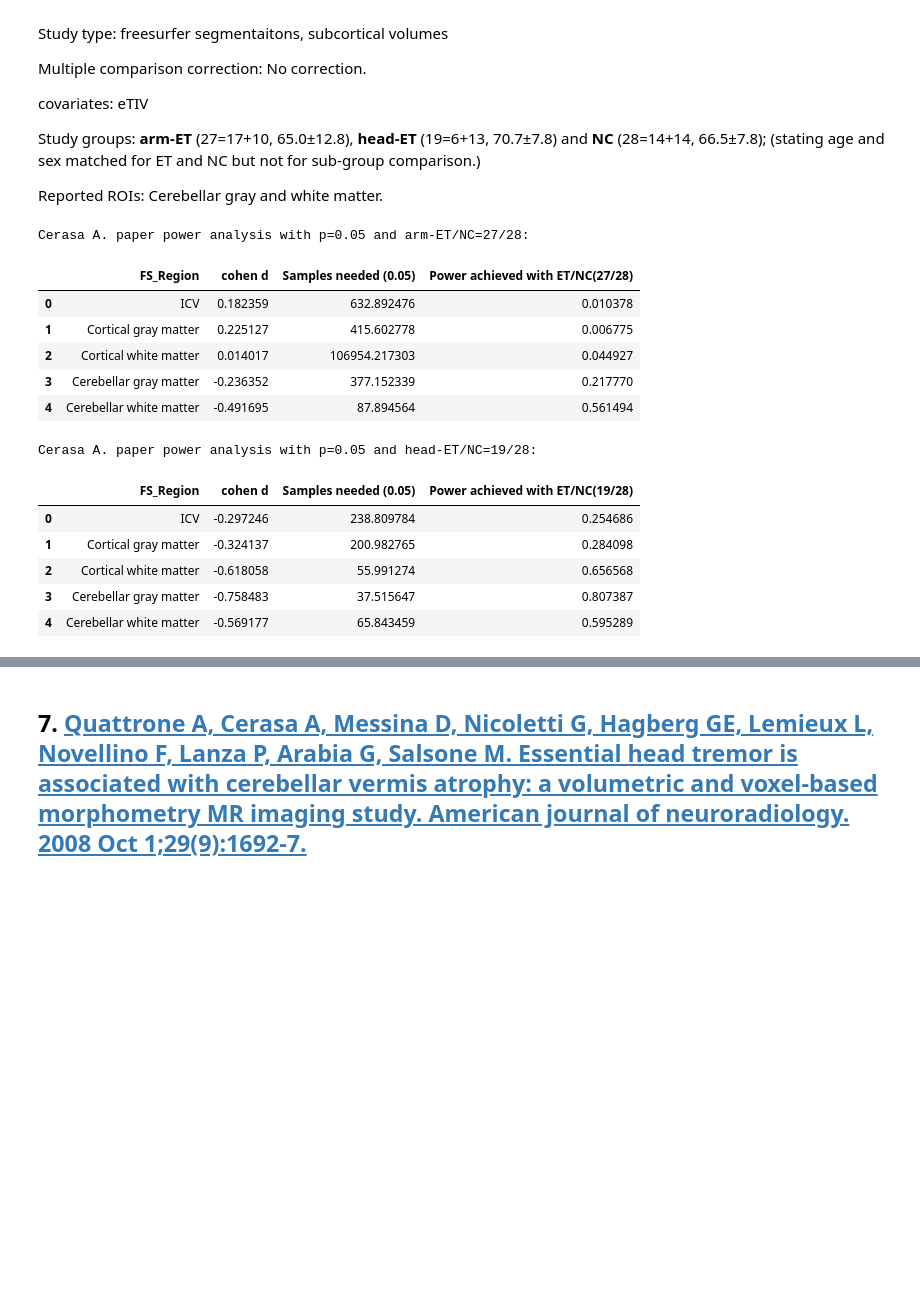
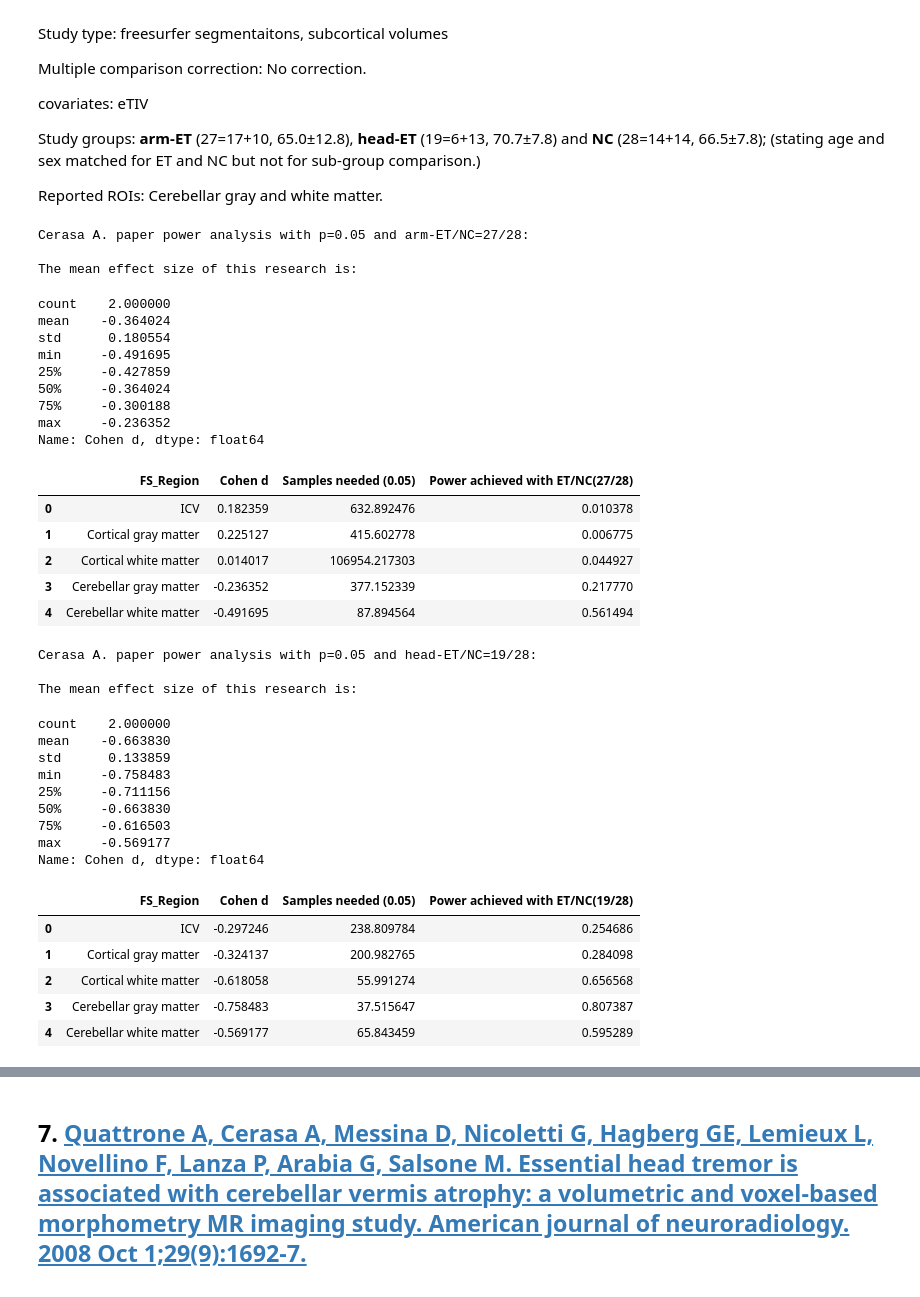
Before and after one commit to Vincent-wq/Replicability-of-PD-ICA, a Jupyter notebook: codes/devel/cerebellum_confounder/0_power_analysis.ipynb, the cells around one changed output, grey strips where cells are left out. Drawn from its saved outputs; the diff is of its cells as text; code cells hidden in the pictures; blank space fills up the shorter version.

```diff
--- a/codes/devel/cerebellum_confounder/0_power_analysis.ipynb
+++ b/codes/devel/cerebellum_confounder/0_power_analysis.ipynb
@@ -198,43 +227,69 @@ p3_m_head_et = [1375.8, 393.8, 358.9, 86, 23.5];
 p3_s_head_et = [119.7, 30.5, 41.1, 7.1, 3.3];
 p3_m_nc = [1411.9, 404.1, 384.6, 91.9, 25.7];
 p3_s_nc = [122.6, 32.6, 41.9, 8.2, 4.2];
 
 p3_g_arm_cohend=[]; p3_g_head_cohend=[]
 for i in range(len(p3_roi)):
     p3_g_arm_cohend.append(cohend_from_sts(p3_n_arm_et,p3_m_arm_et[i],p3_s_arm_et[i],
                                            p3_n_nc,p3_m_nc[i],p3_s_nc[i]));
     p3_g_head_cohend.append(cohend_from_sts(p3_n_head_et,p3_m_head_et[i],p3_s_head_et[i],
                                             p3_n_nc,p3_m_nc[i],p3_s_nc[i]));
 
 p3_g_arm_samples_needed = [power.tt_ind_solve_power(effect_size=x, alpha=p, power=power_expected) for x in p3_g_arm_cohend];
 p3_g_arm_power_achieved = [power.tt_ind_solve_power(effect_size=x, nobs1=p3_n_arm_et, alpha=p, ratio=p3_n_nc/p3_n_arm_et, alternative='smaller') for x in p3_g_arm_cohend];
 
 p3_g_head_samples_needed = [power.tt_ind_solve_power(effect_size=x, alpha=p, power=power_expected) for x in p3_g_head_cohend];
 p3_g_head_power_achieved = [power.tt_ind_solve_power(effect_size=x, nobs1=p3_n_head_et, alpha=p, ratio=p3_n_nc/p3_n_head_et, alternative='smaller') for x in p3_g_head_cohend];
 
-p3_g_arm_res={"FS_Region":p3_roi,"cohen d":p3_g_arm_cohend,"Samples needed ("+str(p)+")":p3_g_arm_samples_needed,
+p3_g_arm_res={"FS_Region":p3_roi,"Cohen d":p3_g_arm_cohend,"Samples needed ("+str(p)+")":p3_g_arm_samples_needed,
               "Power achieved with ET/NC("+str(p3_n_arm_et)+"/"+str(p3_n_nc)+")":p3_g_arm_power_achieved}
 p3_g_arm_df=pd.DataFrame(p3_g_arm_res)
 print("Cerasa A. paper power analysis with p=0.05 and arm-ET/NC=27/28:\n")
+print("The mean cerebellar effect size of this research is: ")
+display(p3_g_arm_df['Cohen d'][3:].describe())
 display(p3_g_arm_df)
 print('\n')
 
-p3_g_head_res={"FS_Region":p3_roi,"cohen d":p3_g_head_cohend,"Samples needed ("+str(p)+")":p3_g_head_samples_needed,
+p3_g_head_res={"FS_Region":p3_roi,"Cohen d":p3_g_head_cohend,"Samples needed ("+str(p)+")":p3_g_head_samples_needed,
               "Power achieved with ET/NC("+str(p3_n_head_et)+"/"+str(p3_n_nc)+")":p3_g_head_power_achieved}
 p3_g_head_df=pd.DataFrame(p3_g_head_res)
 print("Cerasa A. paper power analysis with p=0.05 and head-ET/NC=19/28:\n")
+print("The mean cerebellar effect size of  this research is: ")
+display(p3_g_head_df['Cohen d'][3:].describe())
 display(p3_g_head_df)
 # none of the results shows enough power.
 # %% [output]
 Cerasa A. paper power analysis with p=0.05 and arm-ET/NC=27/28:
+
+The mean effect size of this research is:
+count    2.000000
+mean    -0.364024
+std      0.180554
+min     -0.491695
+25%     -0.427859
+50%     -0.364024
+75%     -0.300188
+max     -0.236352
+Name: Cohen d, dtype: float64
-|  | FS_Region | cohen d | Samples needed (0.05) | Power achieved with ET/NC(27/28) |
+|  | FS_Region | Cohen d | Samples needed (0.05) | Power achieved with ET/NC(27/28) |
 | 0 | ICV | 0.182359 | 632.892476 | 0.010378 |
 | 1 | Cortical gray matter | 0.225127 | 415.602778 | 0.006775 |
 | 2 | Cortical white matter | 0.014017 | 106954.217303 | 0.044927 |
 | 3 | Cerebellar gray matter | -0.236352 | 377.152339 | 0.217770 |
 | 4 | Cerebellar white matter | -0.491695 | 87.894564 | 0.561494 |
-Cerasa A. paper power analysis with p=0.05 and head-ET/NC=19/28:
+Cerasa A. paper power analysis with p=0.05 and head-ET/NC=19/28:
+
+The mean effect size of this research is:
+count    2.000000
+mean    -0.663830
+std      0.133859
+min     -0.758483
+25%     -0.711156
+50%     -0.663830
+75%     -0.616503
+max     -0.569177
+Name: Cohen d, dtype: float64
-|  | FS_Region | cohen d | Samples needed (0.05) | Power achieved with ET/NC(19/28) |
+|  | FS_Region | Cohen d | Samples needed (0.05) | Power achieved with ET/NC(19/28) |
 | 0 | ICV | -0.297246 | 238.809784 | 0.254686 |
 | 1 | Cortical gray matter | -0.324137 | 200.982765 | 0.284098 |
 | 2 | Cortical white matter | -0.618058 | 55.991274 | 0.656568 |
```
Also changed, not shown: parts of 9 cells of this notebook, 1 other file.
